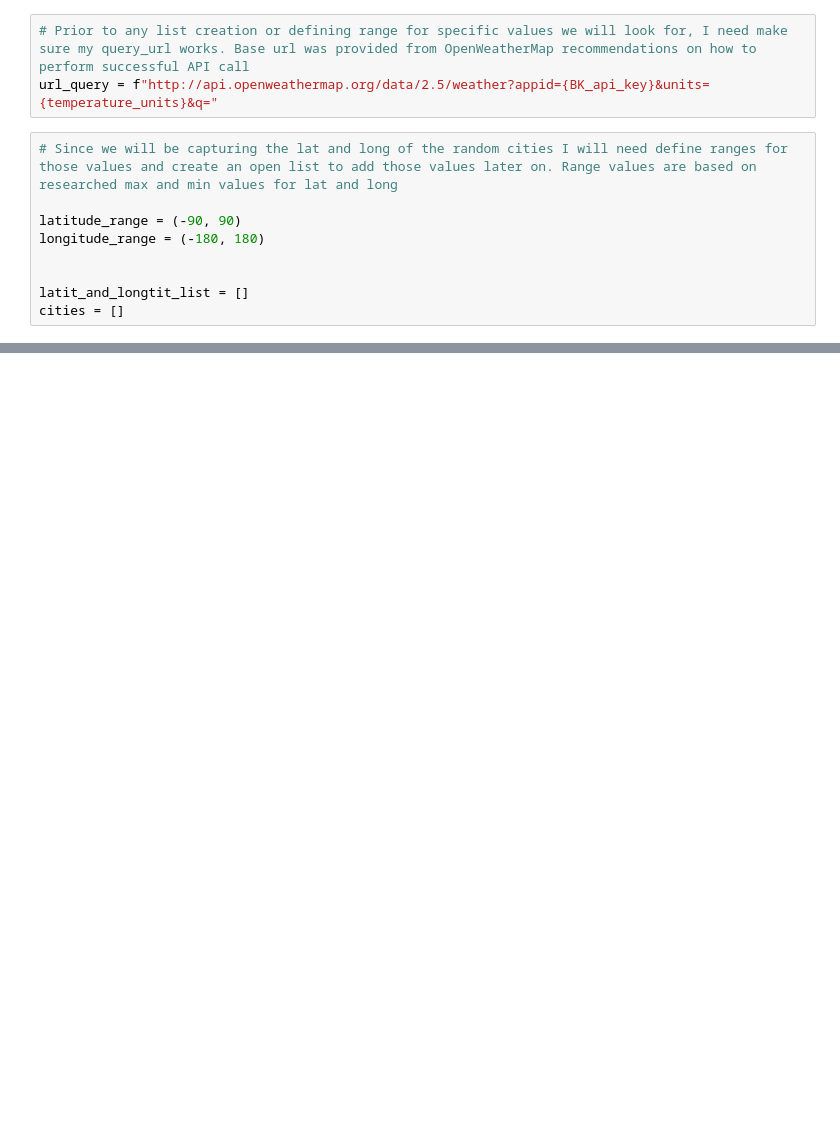
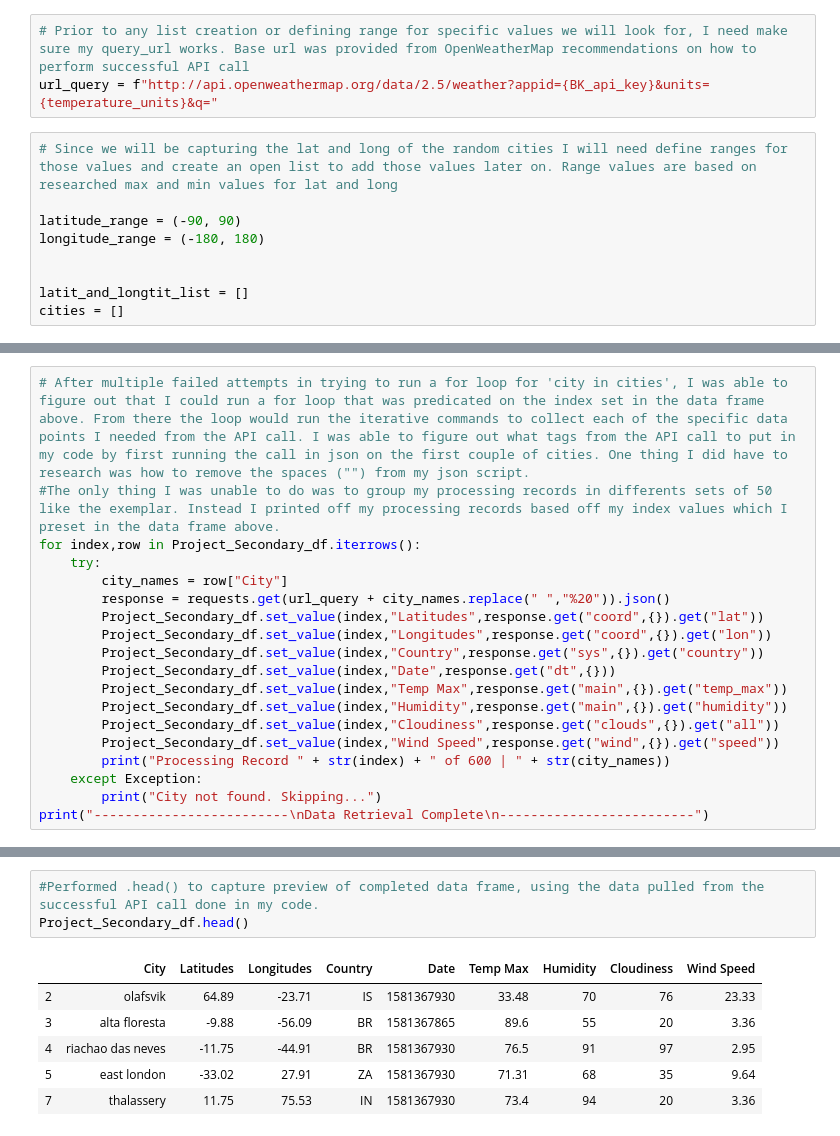
Before and after one commit to kariukbn23/python-api-challenge, a Jupyter notebook: WeatherPy/weatherpy.ipynb, the cells around one changed output, grey strips where cells are left out. Saved outputs shown, nothing was run; the diff lists cells and outputs as text; blank space fills up the shorter version.

```diff
--- a/WeatherPy/weatherpy.ipynb
+++ b/WeatherPy/weatherpy.ipynb
@@ -69,0 +83,19 @@ wind_speed_data = []
+# %%
+# After multiple failed attempts in trying to run a for loop for 'city in cities', I was able to figure out that I could run a for loop that was predicated on the index set in the data frame above. From there the loop would run the iterative commands to collect each of the specific data points I needed from the API call. I was able to figure out what tags from the API call to put in my code by first running the call in json on the first couple of cities. One thing I did have to research was how to remove the spaces ("") from my json script.
+#The only thing I was unable to do was to group my processing records in differents sets of 50 like the exemplar. Instead I printed off my processing records based off my index values which I preset in the data frame above.
+for index,row in Project_Secondary_df.iterrows():
+    try:
+        city_names = row["City"]
+        response = requests.get(url_query + city_names.replace(" ","%20")).json()
+        Project_Secondary_df.set_value(index,"Latitudes",response.get("coord",{}).get("lat"))
+        Project_Secondary_df.set_value(index,"Longitudes",response.get("coord",{}).get("lon"))
+        Project_Secondary_df.set_value(index,"Country",response.get("sys",{}).get("country"))
+        Project_Secondary_df.set_value(index,"Date",response.get("dt",{}))
+        Project_Secondary_df.set_value(index,"Temp Max",response.get("main",{}).get("temp_max"))
+        Project_Secondary_df.set_value(index,"Humidity",response.get("main",{}).get("humidity"))
+        Project_Secondary_df.set_value(index,"Cloudiness",response.get("clouds",{}).get("all"))
+        Project_Secondary_df.set_value(index,"Wind Speed",response.get("wind",{}).get("speed"))
+        print("Processing Record " + str(index) + " of 600 | " + str(city_names))
+    except Exception:
+        print("City not found. Skipping...")
+print("-------------------------\nData Retrieval Complete\n-------------------------")
@@ -69,0 +136,10 @@ wind_speed_data = []
+# %%
+#Performed .head() to capture preview of completed data frame, using the data pulled from the successful API call done in my code.
+Project_Secondary_df.head()
+# %% [output]
+|  | City | Latitudes | Longitudes | Country | Date | Temp Max | Humidity | Cloudiness | Wind Speed |
+| 2 | olafsvik | 64.89 | -23.71 | IS | 1581367930 | 33.48 | 70 | 76 | 23.33 |
+| 3 | alta floresta | -9.88 | -56.09 | BR | 1581367865 | 89.6 | 55 | 20 | 3.36 |
+| 4 | riachao das neves | -11.75 | -44.91 | BR | 1581367930 | 76.5 | 91 | 97 | 2.95 |
+| 5 | east london | -33.02 | 27.91 | ZA | 1581367930 | 71.31 | 68 | 35 | 9.64 |
+| 7 | thalassery | 11.75 | 75.53 | IN | 1581367930 | 73.4 | 94 | 20 | 3.36 |
```
Also changed, not shown: parts of 11 cells of this notebook, 2 other files.
